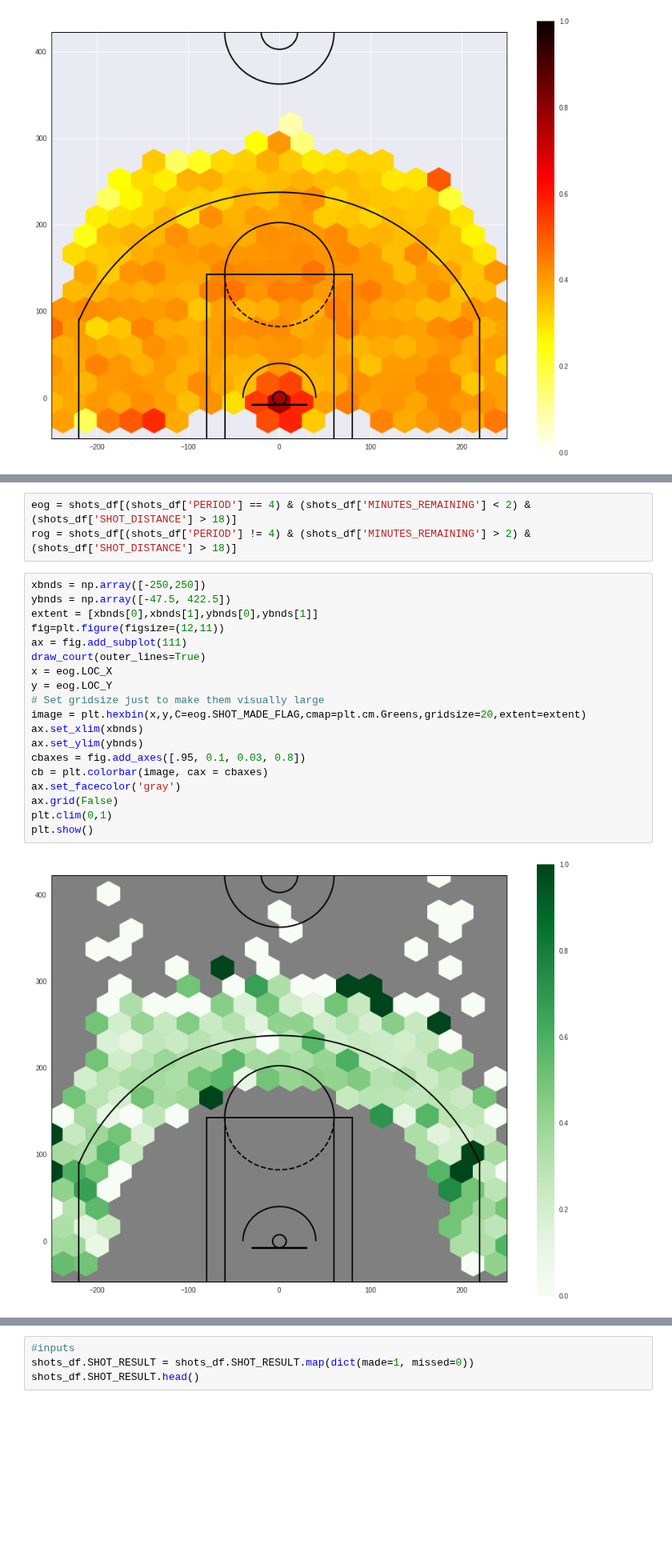
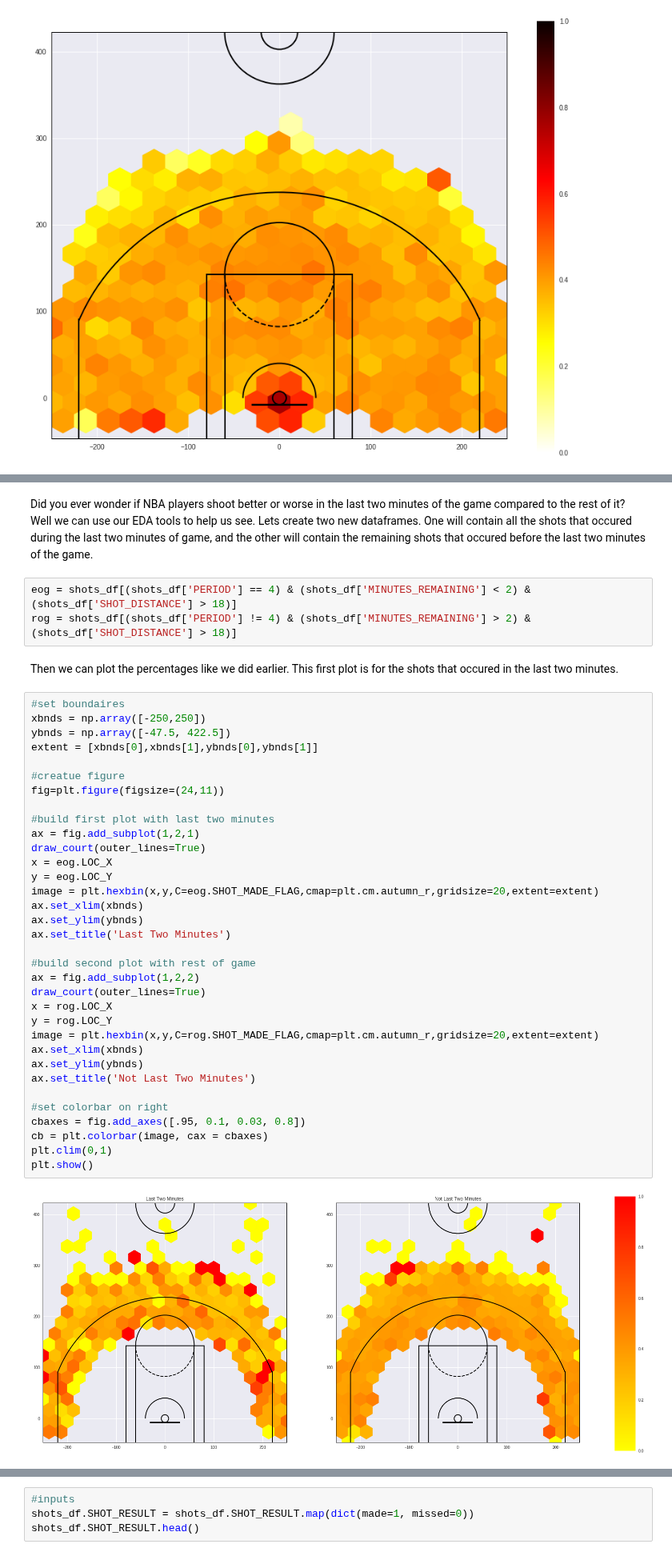
Before and after one commit to jasunbourne/jasunbourne.github.io, a Jupyter notebook: final_tutorial_nb.ipynb, the cells around one changed output, grey strips where cells are left out. Shown at 80% size. Saved outputs shown, nothing was run; the diff lists cells and outputs as text; blank space fills up the shorter version.

Commit message:
updated plots

```diff
--- a/final_tutorial_nb.ipynb
+++ b/final_tutorial_nb.ipynb
@@ -359,24 +361,43 @@ plt.show()
+# %% [markdown]
+Did you ever wonder if NBA players shoot better or worse in the last two minutes of the game compared to the rest of it? Well we can use our EDA tools to help us see. Lets create two new dataframes. One will contain all the shots that occured during the last two minutes of game, and the other will contain the remaining shots that occured before the last two minutes of the game.
 # %%
 eog = shots_df[(shots_df['PERIOD'] == 4) & (shots_df['MINUTES_REMAINING'] < 2) & (shots_df['SHOT_DISTANCE'] > 18)]
 rog = shots_df[(shots_df['PERIOD'] != 4) & (shots_df['MINUTES_REMAINING'] > 2) & (shots_df['SHOT_DISTANCE'] > 18)]
+# %% [markdown]
+Then we can plot the percentages like we did earlier. This first plot is for the shots that occured in the last two minutes.
 # %%
+#set boundaires
 xbnds = np.array([-250,250])
 ybnds = np.array([-47.5, 422.5])
 extent = [xbnds[0],xbnds[1],ybnds[0],ybnds[1]]
-fig=plt.figure(figsize=(12,11))
-ax = fig.add_subplot(111)
+
+#creatue figure
+fig=plt.figure(figsize=(24,11))
+
+#build first plot with last two minutes
+ax = fig.add_subplot(1,2,1)
 draw_court(outer_lines=True)
 x = eog.LOC_X
 y = eog.LOC_Y
-# Set gridsize just to make them visually large
-image = plt.hexbin(x,y,C=eog.SHOT_MADE_FLAG,cmap=plt.cm.Greens,gridsize=20,extent=extent)
+image = plt.hexbin(x,y,C=eog.SHOT_MADE_FLAG,cmap=plt.cm.autumn_r,gridsize=20,extent=extent)
 ax.set_xlim(xbnds)
 ax.set_ylim(ybnds)
+ax.set_title('Last Two Minutes')
+
+#build second plot with rest of game
+ax = fig.add_subplot(1,2,2)
+draw_court(outer_lines=True)
+x = rog.LOC_X
+y = rog.LOC_Y
+image = plt.hexbin(x,y,C=rog.SHOT_MADE_FLAG,cmap=plt.cm.autumn_r,gridsize=20,extent=extent)
+ax.set_xlim(xbnds)
+ax.set_ylim(ybnds)
+ax.set_title('Not Last Two Minutes')
+
+#set colorbar on right
 cbaxes = fig.add_axes([.95, 0.1, 0.03, 0.8])
 cb = plt.colorbar(image, cax = cbaxes)
-ax.set_facecolor('gray')
-ax.grid(False)
 plt.clim(0,1)
 plt.show()
 # %% [output]
-[figure, old version]
+[figure, new version]
```
Also changed, not shown: parts of 4 cells of this notebook, 1 other file.
